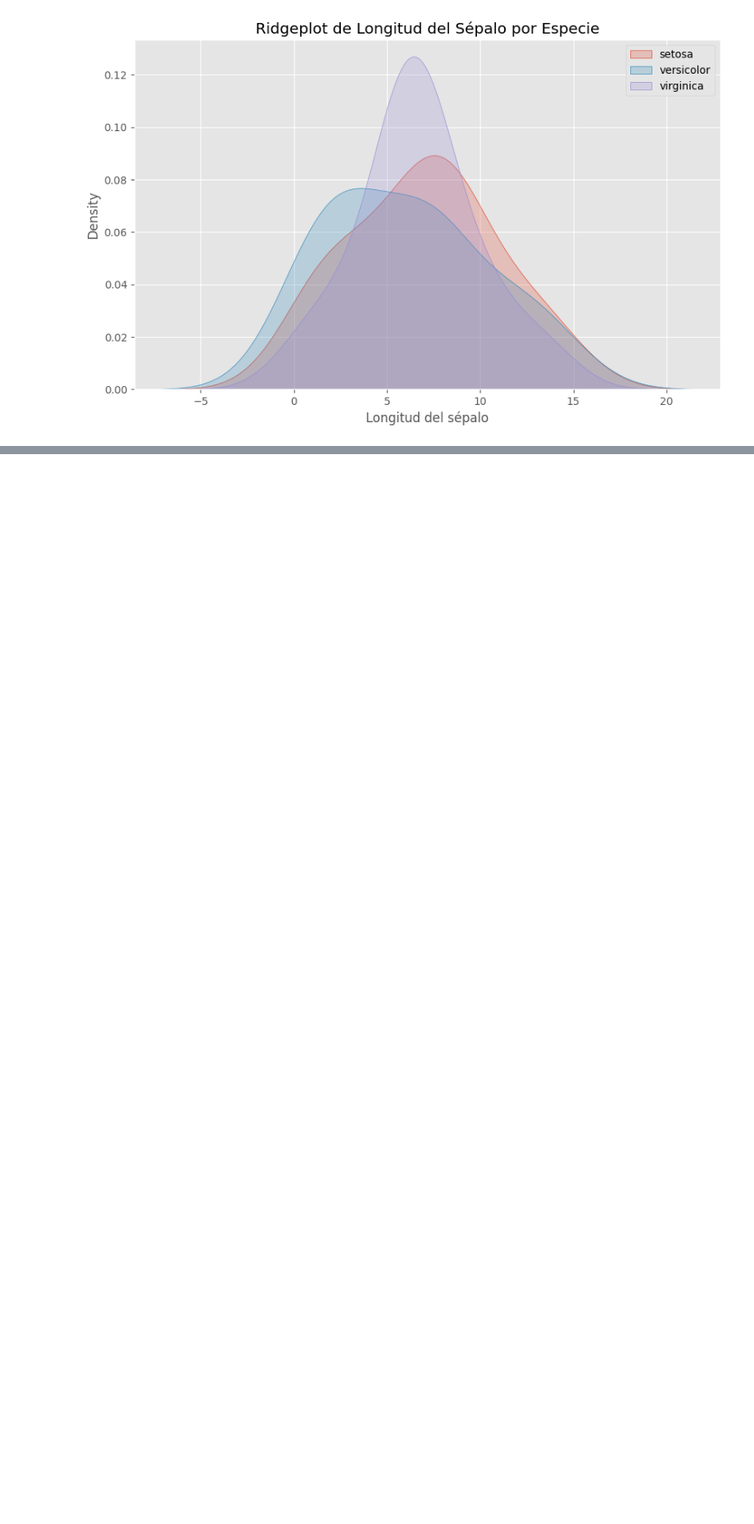
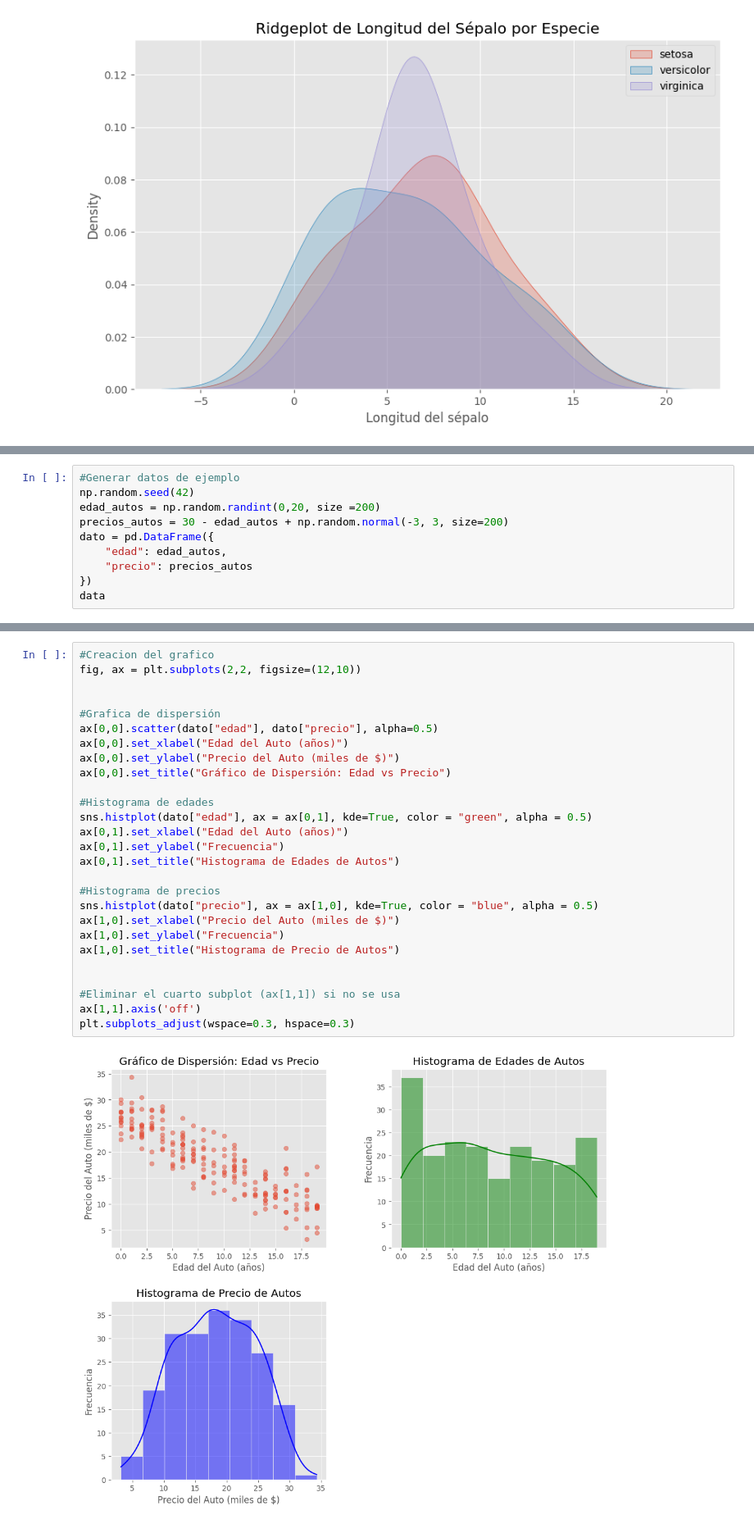
Before and after one commit to lflondo/PythonAnalisisDatos, a Jupyter notebook: AnalisisDatos.ipynb, the cells around one changed output, grey strips where cells are left out. Shown: that part at 82% size. Drawn from its saved outputs; the diff is of its cells as text; blank space fills up the shorter version.

```diff
--- a/AnalisisDatos.ipynb
+++ b/AnalisisDatos.ipynb
@@ -821,0 +858,10 @@ plt.show()
+# %%
+#Generar datos de ejemplo
+np.random.seed(42)
+edad_autos = np.random.randint(0,20, size =200)
+precios_autos = 30 - edad_autos + np.random.normal(-3, 3, size=200)
+dato = pd.DataFrame({
+    "edad": edad_autos,
+    "precio": precios_autos
+})
+data
@@ -821,0 +882,29 @@ plt.show()
+# %%
+#Creacion del grafico
+fig, ax = plt.subplots(2,2, figsize=(12,10))
+
+
+#Grafica de dispersión
+ax[0,0].scatter(dato["edad"], dato["precio"], alpha=0.5)
+ax[0,0].set_xlabel("Edad del Auto (años)")
+ax[0,0].set_ylabel("Precio del Auto (miles de $)")
+ax[0,0].set_title("Gráfico de Dispersión: Edad vs Precio")
+
+#Histograma de edades
+sns.histplot(dato["edad"], ax = ax[0,1], kde=True, color = "green", alpha = 0.5)
+ax[0,1].set_xlabel("Edad del Auto (años)")
+ax[0,1].set_ylabel("Frecuencia")
+ax[0,1].set_title("Histograma de Edades de Autos")
+
+#Histograma de precios
+sns.histplot(dato["precio"], ax = ax[1,0], kde=True, color = "blue", alpha = 0.5)
+ax[1,0].set_xlabel("Precio del Auto (miles de $)")
+ax[1,0].set_ylabel("Frecuencia")
+ax[1,0].set_title("Histograma de Precio de Autos")
+
+
+#Eliminar el cuarto subplot (ax[1,1]) si no se usa
+ax[1,1].axis('off')
+plt.subplots_adjust(wspace=0.3, hspace=0.3)
+# %% [output]
+[figure, added]
```
Also changed, not shown: parts of 13 cells of this notebook.
